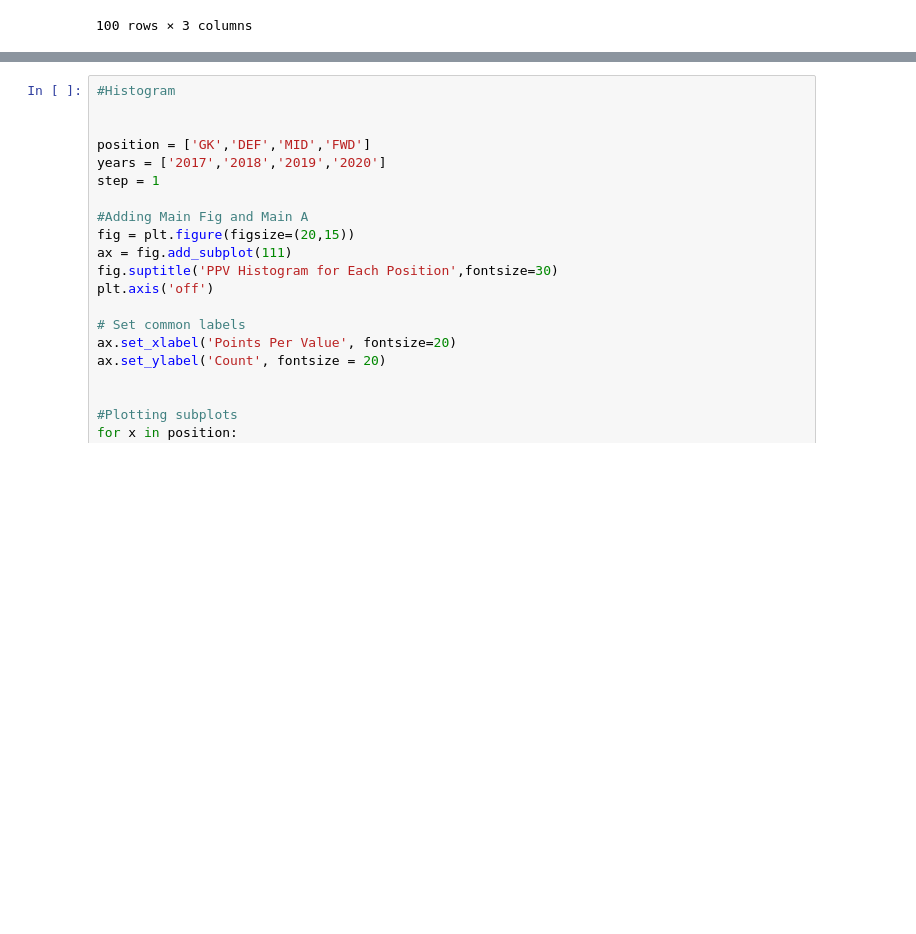
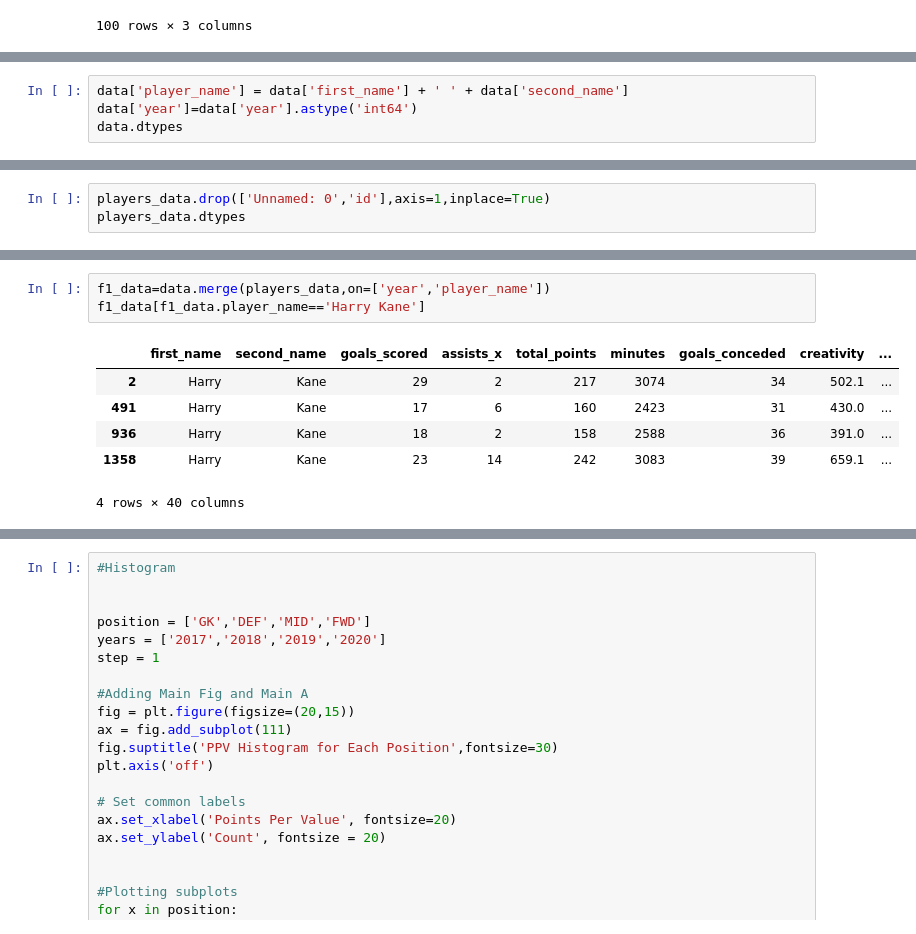
Before and after one commit to alisterjan/FPL_Analysis, a Jupyter notebook: Analysis_Part1.ipynb, the cells around one changed output, grey strips where cells are left out. Saved outputs shown, nothing was run; the diff lists cells and outputs as text; blank space fills up the shorter version.

```diff
--- a/Analysis_Part1.ipynb
+++ b/Analysis_Part1.ipynb
@@ -86,3 +109,7 @@ data['position']=data.apply(lambda x:position_name(x['element_type']),axis=1)
 #result.year = result.year.astype('int64')
 
 #result[result.year==2019].head(10)
+# %%
+data['player_name'] = data['first_name'] + ' ' + data['second_name']
+data['year']=data['year'].astype('int64')
+data.dtypes
@@ -88,0 +134,3 @@ data['position']=data.apply(lambda x:position_name(x['element_type']),axis=1)
+# %%
+players_data.drop(['Unnamed: 0','id'],axis=1,inplace=True)
+players_data.dtypes
@@ -88,0 +157,10 @@ data['position']=data.apply(lambda x:position_name(x['element_type']),axis=1)
+# %%
+f1_data=data.merge(players_data,on=['year','player_name'])
+f1_data[f1_data.player_name=='Harry Kane']
+# %% [output]
+|  | first_name | second_name | goals_scored | assists_x | total_points | minutes | goals_conceded | creativity | ... |
+| 2 | Harry | Kane | 29 | 2 | 217 | 3074 | 34 | 502.1 | ... |
+| 491 | Harry | Kane | 17 | 6 | 160 | 2423 | 31 | 430.0 | ... |
+| 936 | Harry | Kane | 18 | 2 | 158 | 2588 | 36 | 391.0 | ... |
+| 1358 | Harry | Kane | 23 | 14 | 242 | 3083 | 39 | 659.1 | ... |
+4 rows × 40 columns
```
Also changed, not shown: parts of 8 cells of this notebook.
